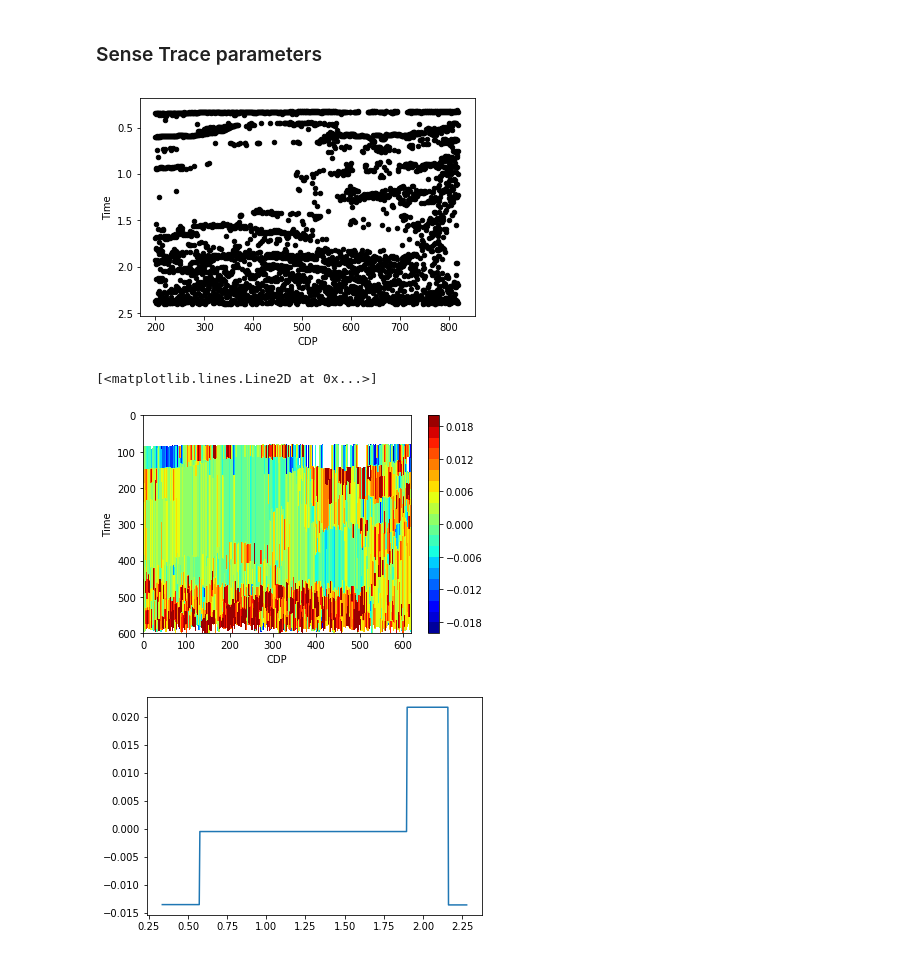
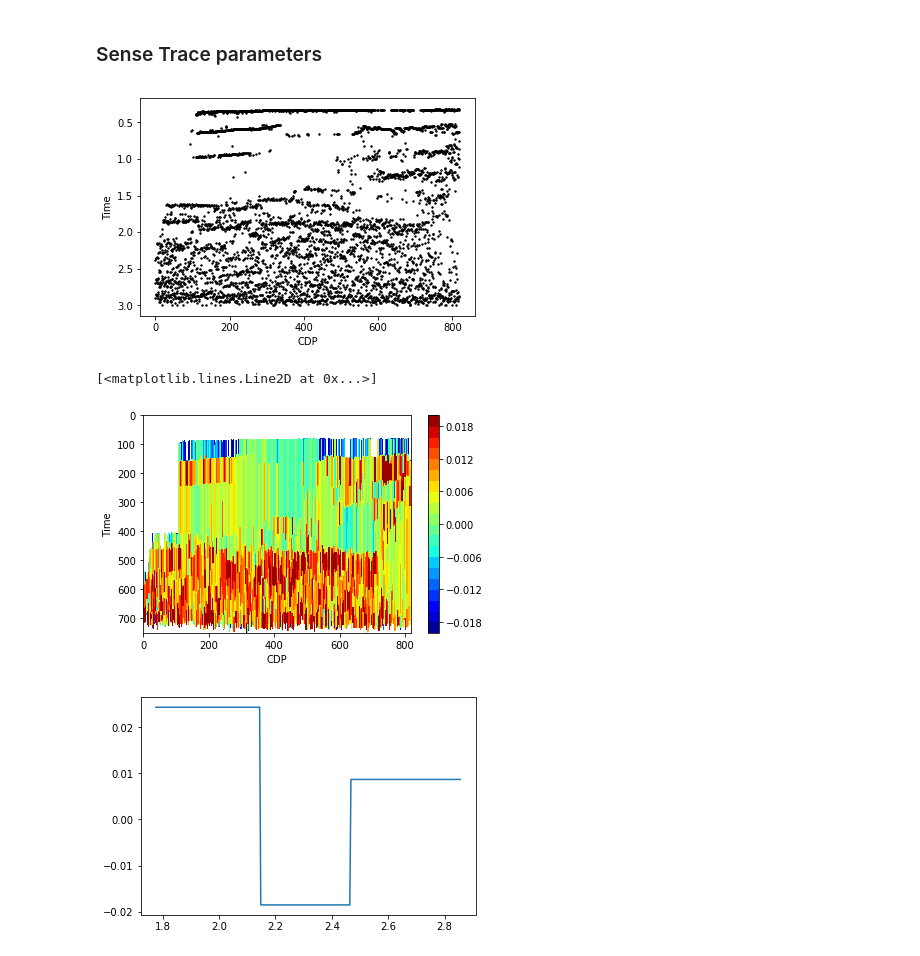
Before and after one commit to spoulter9/MSc-Q-Estimation-Project, a Jupyter notebook: Q_Estimate_WholeSection.ipynb, the cells around one changed output. Drawn from its saved outputs; the diff is of its cells as text; code cells hidden in the pictures.

```diff
--- a/Q_Estimate_WholeSection.ipynb
+++ b/Q_Estimate_WholeSection.ipynb
@@ -19,8 +19,8 @@ hwl = int(round(wl/2))
 
 
 # Define Bandwidth
-lbw = 3
-ubw =30 # bandwidth
+lbw = 5
+ubw =28 # bandwidth
 # %% [markdown]
 ### Convert Segy data to array
 # %%
@@ -42,25 +42,25 @@ time = segy._samples/1000
 # %%
 qvec = []
 c = []
-for j in range(200,ntrace):
+for j in range(0,ntrace):
 
-    data = datawhole[0:600,j]
+    data = datawhole[:,j]
     time = time[0:len(data)]
 
     analytical_signal = sp.hilbert(data)
     amplitude_envelope = np.abs(analytical_signal)
 
 
-    maxs = np.empty([0,10])
+    maxs = np.empty([0,8])
     tot = len(amplitude_envelope)
     maxx = np.argmax(amplitude_envelope)
 
     # finds max at least every 25 points  ~ 100ms  to get seperate events
-    for ty in range(10):
-        if len(amplitude_envelope[maxx+30:tot]) == 0:
+    for ty in range(8):
+        if len(amplitude_envelope[maxx+50:tot]) == 0:
             pass
         else:
-            maxx = np.argmax(amplitude_envelope[maxx+30:tot]) +  maxx + 30
+            maxx = np.argmax(amplitude_envelope[maxx+50:tot]) +  maxx + 50
             maxs = np.append(maxs,[maxx])
 
     maxx = np.argmax(amplitude_envelope)
@@ -98,22 +98,28 @@ for j in range(200,ntrace):
         results[po,:] = amplitudea[:wl]
 
 
-###############################################################################################
+
+#####################################################################################################
     x = f[lbw:ubw]
     sf = []
-
+    tt = []
 
     for gh in range(len(maxs)-1):
         spec =  np.log(results[gh+1,0:hwl]/ results[gh,0:hwl])
+        where_are_NaNs = np.isnan(spec)
+        spec[where_are_NaNs] = 0
         [grr,inn] =  np.polyfit(x,spec[lbw:ubw],1)
         yfit = inn + grr*x
 
         # calculate time difference between windows and save to arry
         t = time[maxs[gh+1]] - time[maxs[gh]]
 
+
+
         # Calulate Q and save to array
         q = -1*np.pi*t/grr
         sf = np.append(sf,[q],axis = 0)
+
 
 #######################################################################################################
     # Plot shows where all the events are
@@ -121,7 +127,7 @@ for j in range(200,ntrace):
 
     for jk in range(0,len(time[maxs])):
         plt.figure(1)
-        plt.scatter(j,time[maxs[jk]],c= 'k',s=20)
+        plt.scatter(j,time[maxs[jk]],c= 'k',s=2)
         plt.gca().invert_yaxis()
         plt.xlabel('CDP')
         plt.ylabel('Time')
@@ -130,7 +136,7 @@ for j in range(200,ntrace):
 ###################################################################################################
     # Make a an array and fill values with Q?
     a = 0*np.ones(maxs[0])
-         # -----------> trace length but 500 as only taking first 500 points
+
     c = []
     for mk in range(0,len(maxs)):
         if mk+1 >=len(maxs):
@@ -147,30 +153,35 @@ for j in range(200,ntrace):
 
     qvec = np.append(qvec,[padq])
 # %% [output]
-[figure, old version]
+[figure, new version]
 # %%
+tr = np.array(range(0,ntrace))
+
+
+
+
 qc = np.reshape(qvec,(int(len(qvec)/len(data)),len(data)))
 qc = np.transpose(qc)
 #qc = scipy.ndimage.zoom(qc, 3)
 
 #levels = np.linspace(0,500,25)
 levels = np.linspace(-0.02,0.02,21)
 plt.figure(2)
 plt.contourf(1/qc,levels, cmap = 'jet')
 #plt.imshow(1/qc,cmap = 'jet',vmin = -0.01, vmax = 0.01)
 plt.colorbar()
 plt.xlabel('CDP')
 plt.ylabel('Time')
 plt.gca().invert_yaxis()
     #display(sf)
     #display(np.shape(qtimes))
     #display(qtimes[1,:])
     #display(maxs[0])
 
 
 plt.figure(3)
 plt.plot(time,1/qc[:,88])
 # %% [output]
 [<matplotlib.lines.Line2D at 0x...>]
-[figure, old version]
+[figure, new version]
-[figure, old version]
+[figure, new version]
```
Also changed, not shown: parts of 1 cell of this notebook.
